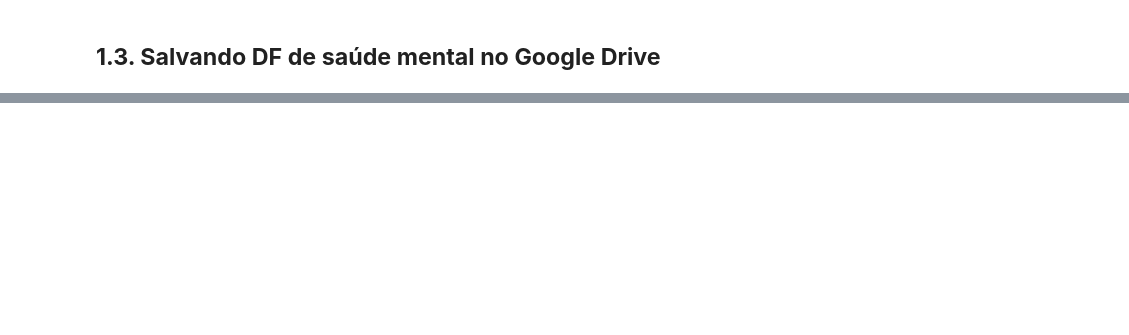
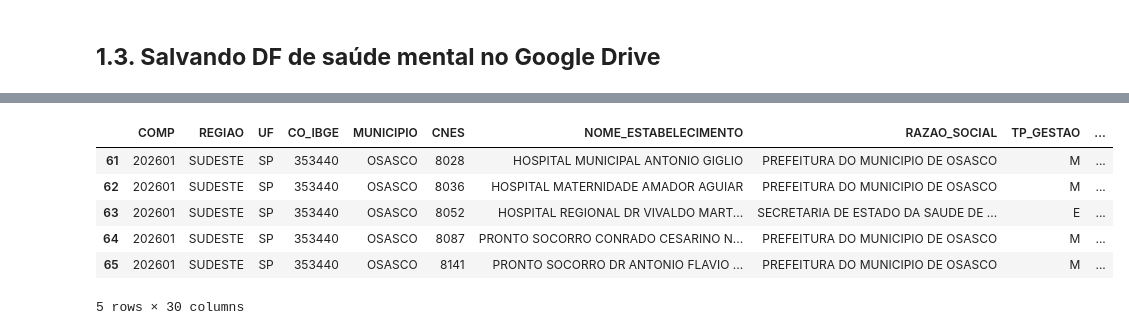
Before and after one commit to tinemyumi/saude-mental-datasus, a Jupyter notebook: notebooks/3.tratamento_dados_sihsus.ipynb, the cells around one changed output, grey strips where cells are left out. Cells and saved outputs as stored; diff of their text form; code cells hidden in the pictures; blank space fills up the shorter version.

```diff
--- a/notebooks/3.tratamento_dados_sihsus.ipynb
+++ b/notebooks/3.tratamento_dados_sihsus.ipynb
@@ -535,0 +494,17 @@ df_sp.to_csv('/content/drive/MyDrive/Dataframes/df_sih_sus_tratado/populacao_sp'
+# %%
+# Filtra os leitos do estado de São Paulo
+df_leitos_selecionado = df_leitos_selecionado[
+    (df_leitos_selecionado['UF'] == 'SP') |
+    (df_leitos_selecionado['CO_IBGE'].astype(str).str.startswith('35', na=False))
+].copy()
+
+# Exibe as primeiras linhas do DataFrame filtrado
+display(df_leitos_selecionado.head())
+# %% [output]
+|  | COMP | REGIAO | UF | CO_IBGE | MUNICIPIO | CNES | NOME_ESTABELECIMENTO | RAZAO_SOCIAL | TP_GESTAO | ... |
+| 61 | 202601 | SUDESTE | SP | 353440 | OSASCO | 8028 | HOSPITAL MUNICIPAL ANTONIO GIGLIO | PREFEITURA DO MUNICIPIO DE OSASCO | M | ... |
+| 62 | 202601 | SUDESTE | SP | 353440 | OSASCO | 8036 | HOSPITAL MATERNIDADE AMADOR AGUIAR | PREFEITURA DO MUNICIPIO DE OSASCO | M | ... |
+| 63 | 202601 | SUDESTE | SP | 353440 | OSASCO | 8052 | HOSPITAL REGIONAL DR VIVALDO MART... | SECRETARIA DE ESTADO DA SAUDE DE ... | E | ... |
+| 64 | 202601 | SUDESTE | SP | 353440 | OSASCO | 8087 | PRONTO SOCORRO CONRADO CESARINO N... | PREFEITURA DO MUNICIPIO DE OSASCO | M | ... |
+| 65 | 202601 | SUDESTE | SP | 353440 | OSASCO | 8141 | PRONTO SOCORRO DR ANTONIO FLAVIO ... | PREFEITURA DO MUNICIPIO DE OSASCO | M | ... |
+5 rows × 30 columns
```
Also changed, not shown: parts of 92 cells of this notebook.
